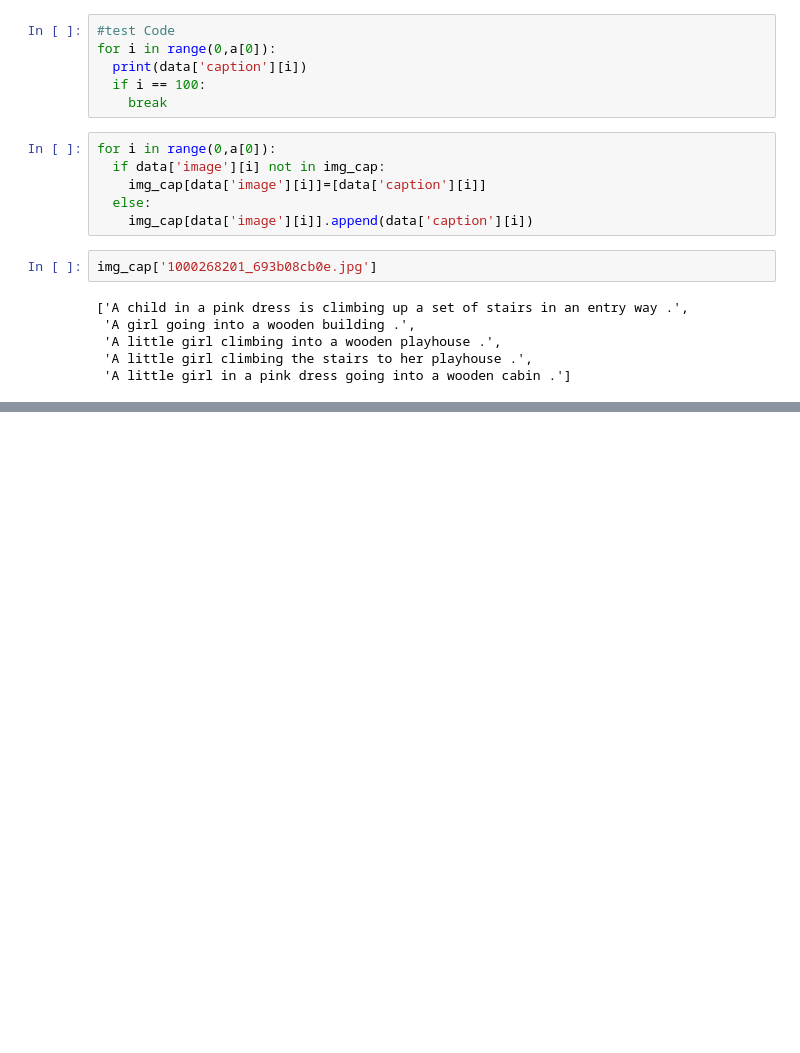
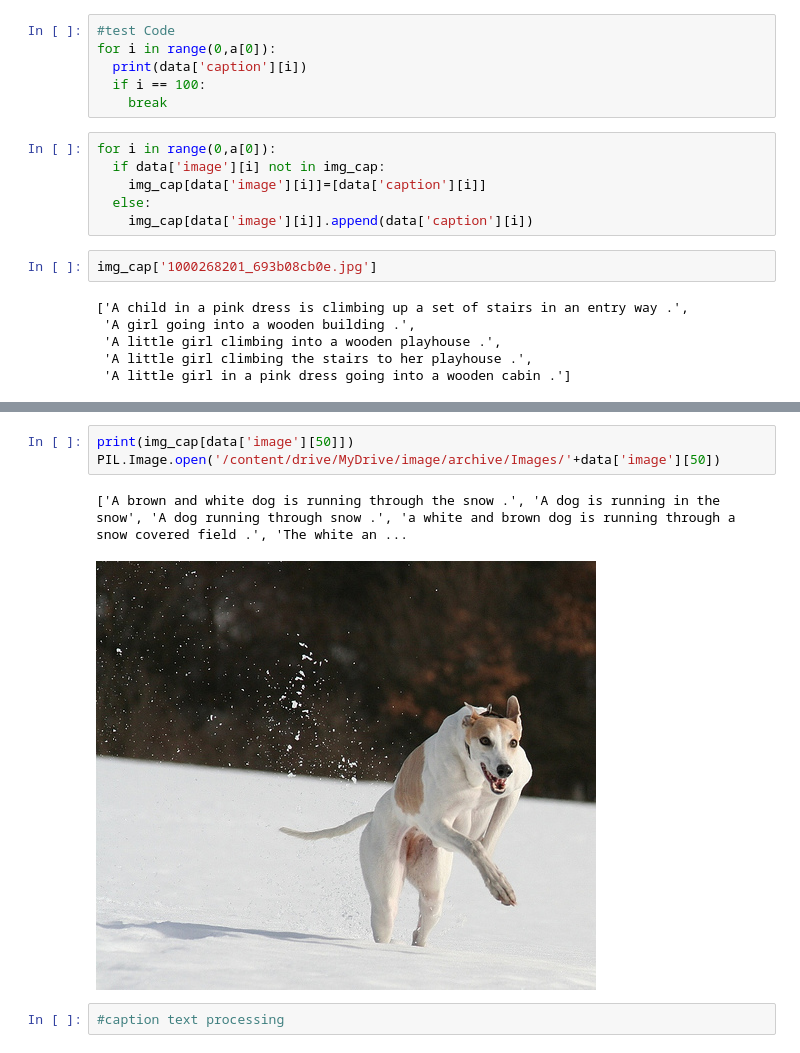
Before and after one commit to samratabduljalil/image-captioning-using-deep-learning, a Jupyter notebook: image_captioning_using_deep_learning.ipynb, the cells around one changed output, grey strips where cells are left out. Saved outputs shown, nothing was run; the diff lists cells and outputs as text; blank space fills up the shorter version.

```diff
--- a/image_captioning_using_deep_learning.ipynb
+++ b/image_captioning_using_deep_learning.ipynb
@@ -70,0 +83,8 @@ img_cap['1000268201_693b08cb0e.jpg']
+# %%
+print(img_cap[data['image'][50]])
+PIL.Image.open('/content/drive/MyDrive/image/archive/Images/'+data['image'][50])
+# %% [output]
+['A brown and white dog is running through the snow .', 'A dog is running in the snow', 'A dog running through snow .', 'a white and brown dog is running through a snow covered field .', 'The white an ...
+[figure, added]
+# %%
+#caption text processing
```
Also changed, not shown: parts of 2 cells of this notebook.
